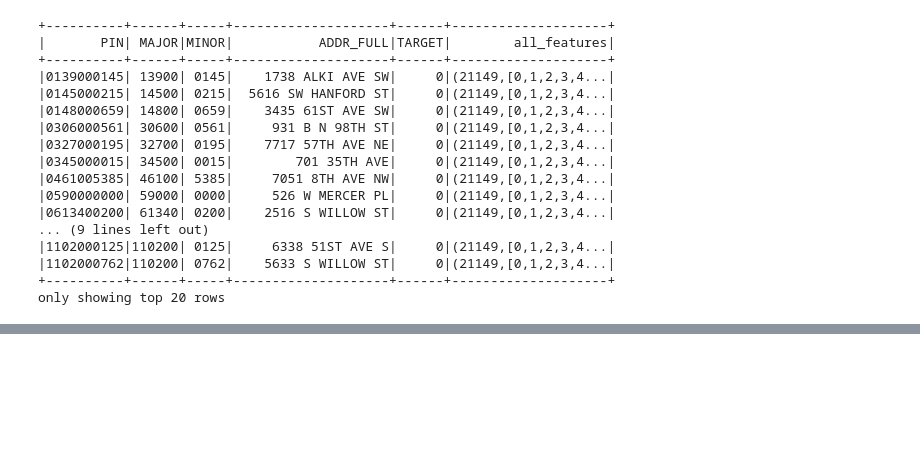
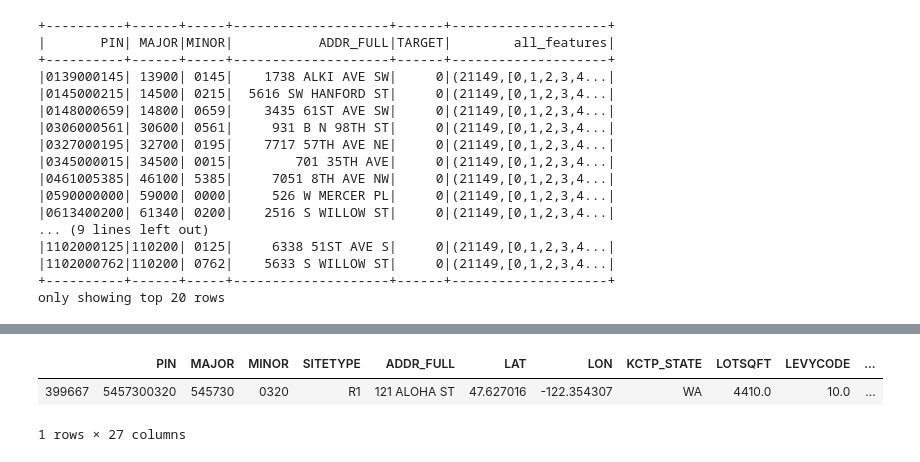
Before and after one commit to frischmuth/Seattle-Real-Estate-Analysis, a Jupyter notebook: test_get_functions.ipynb, the cells around one changed output, grey strips where cells are left out. Cells and saved outputs as stored; diff of their text form; code cells hidden in the pictures; blank space fills up the shorter version.

```diff
--- a/test_get_functions.ipynb
+++ b/test_get_functions.ipynb
@@ -608,0 +687,6 @@ only showing top 20 rows
+# %%
+gis[gis['PIN']=='5457300320']
+# %% [output]
+|  | PIN | MAJOR | MINOR | SITETYPE | ADDR_FULL | LAT | LON | KCTP_STATE | LOTSQFT | LEVYCODE | ... |
+| 399667 | 5457300320 | 545730 | 0320 | R1 | 121 ALOHA ST | 47.627016 | -122.354307 | WA | 4410.0 | 10.0 | ... |
+1 rows × 27 columns
```
Also changed, not shown: parts of 12 cells of this notebook, 4 other files.
